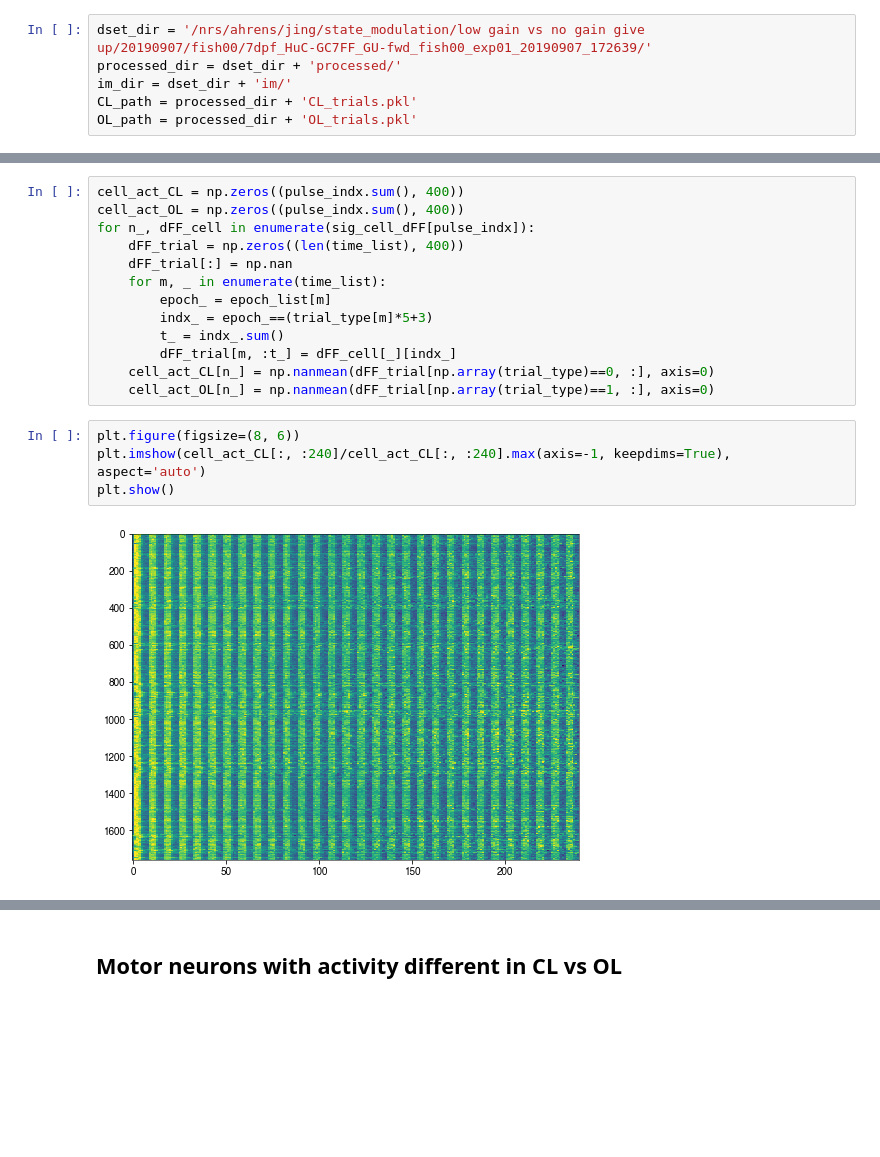
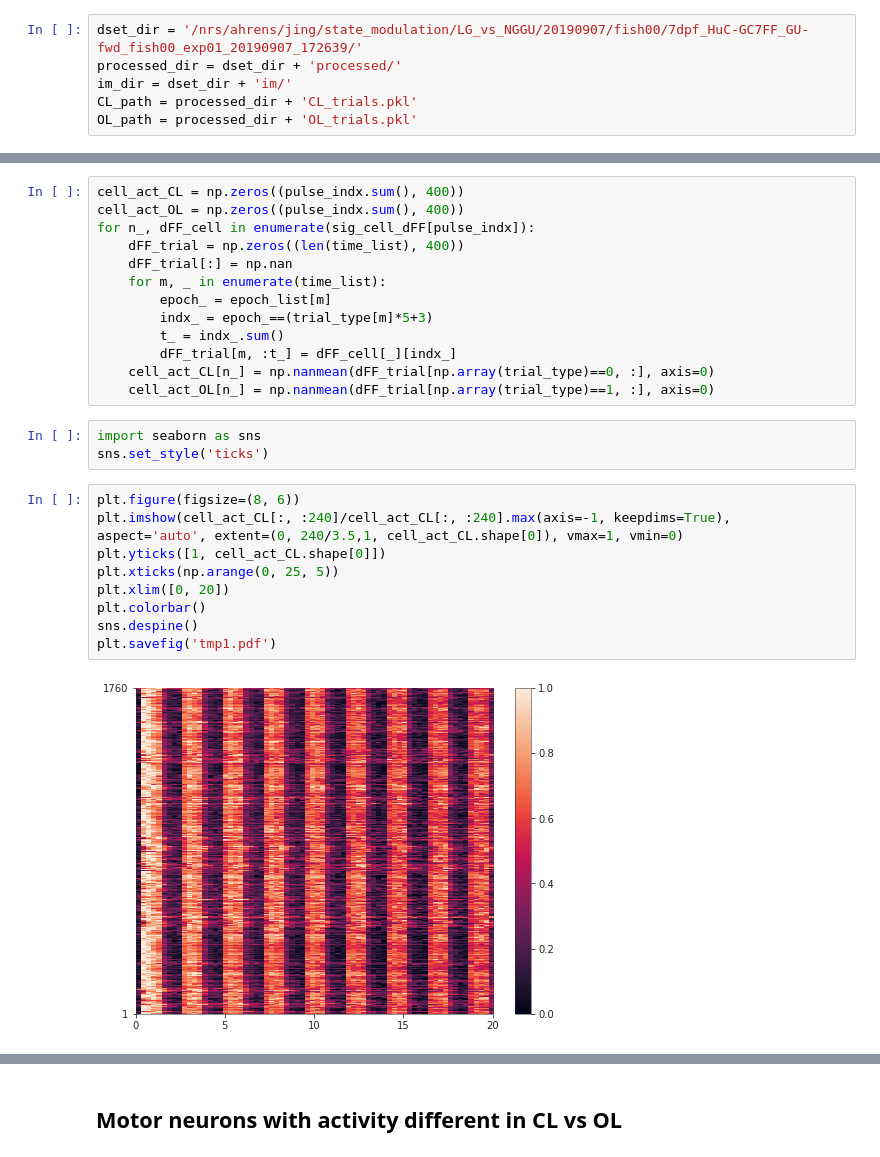
Before and after one commit to zqwei/Glia_analysis, a Jupyter notebook: Notebooks/analysis.ipynb, the cells around one changed output, grey strips where cells are left out. Cells and saved outputs as stored; diff of their text form; blank space fills up the shorter version.

```diff
--- a/Notebooks/analysis.ipynb
+++ b/Notebooks/analysis.ipynb
@@ -19,7 +19,7 @@ _ = None
 # plt.figure(figsize=(20, 3))
 # plt.plot(dFF[10000])
 # %%
-dset_dir = '/nrs/ahrens/jing/state_modulation/low gain vs no gain give up/20190907/fish00/7dpf_HuC-GC7FF_GU-fwd_fish00_exp01_20190907_172639/'
+dset_dir = '/nrs/ahrens/jing/state_modulation/LG_vs_NGGU/20190907/fish00/7dpf_HuC-GC7FF_GU-fwd_fish00_exp01_20190907_172639/'
 processed_dir = dset_dir + 'processed/'
 im_dir = dset_dir + 'im/'
 CL_path = processed_dir + 'CL_trials.pkl'
@@ -245,11 +245,19 @@ for n_, dFF_cell in enumerate(sig_cell_dFF[pulse_indx]):
         dFF_trial[m, :t_] = dFF_cell[_][indx_]
     cell_act_CL[n_] = np.nanmean(dFF_trial[np.array(trial_type)==0, :], axis=0)
     cell_act_OL[n_] = np.nanmean(dFF_trial[np.array(trial_type)==1, :], axis=0)
+# %%
+import seaborn as sns
+sns.set_style('ticks')
 # %%
 plt.figure(figsize=(8, 6))
-plt.imshow(cell_act_CL[:, :240]/cell_act_CL[:, :240].max(axis=-1, keepdims=True), aspect='auto')
-plt.show()
+plt.imshow(cell_act_CL[:, :240]/cell_act_CL[:, :240].max(axis=-1, keepdims=True), aspect='auto', extent=(0, 240/3.5,1, cell_act_CL.shape[0]), vmax=1, vmin=0)
+plt.yticks([1, cell_act_CL.shape[0]])
+plt.xticks(np.arange(0, 25, 5))
+plt.xlim([0, 20])
+plt.colorbar()
+sns.despine()
+plt.savefig('tmp1.pdf')
 # %% [output]
-[figure, old version]
+[figure, new version]
 # %%
 plt.figure(figsize=(8, 6))
```
Also changed, not shown: parts of 4 cells of this notebook.
